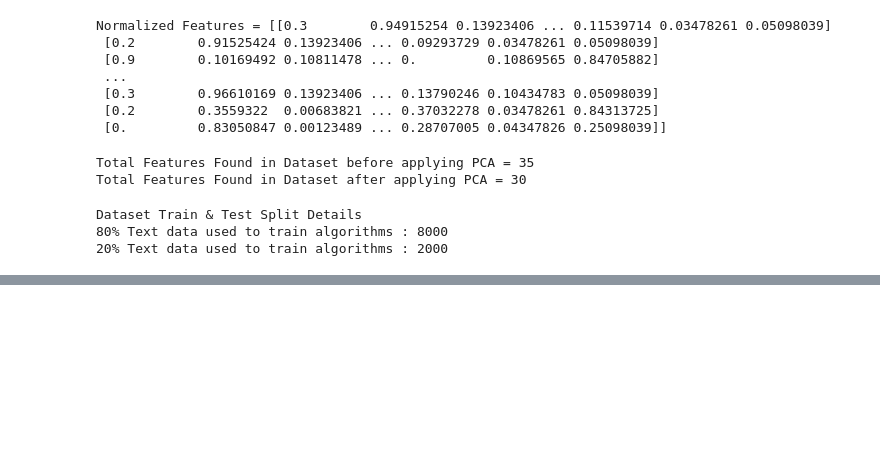
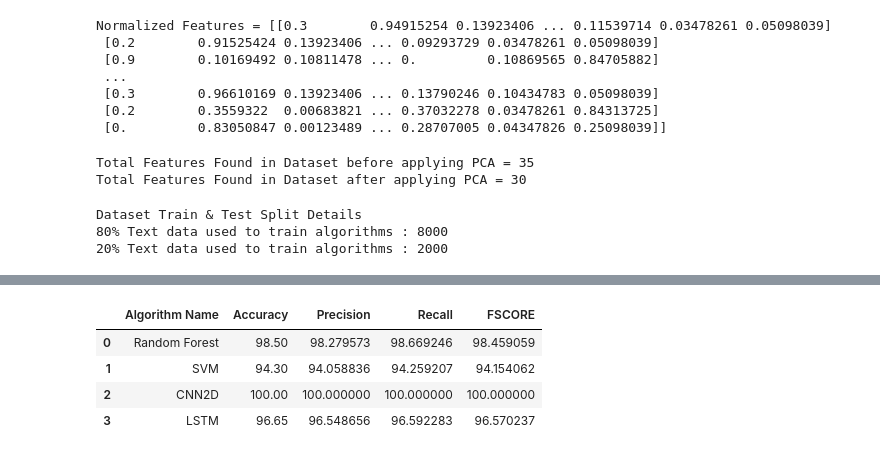
Before and after one commit to seerapusairam/Design-Of-An-Intrusion-Detection-Model-for-IoT-Enabled-Smart-Homes, a Jupyter notebook: IOTIntrusionDetection.ipynb, the cells around one changed output, grey strips where cells are left out. Cells and saved outputs as stored; diff of their text form; code cells hidden in the pictures; blank space fills up the shorter version.

```diff
--- a/IOTIntrusionDetection.ipynb
+++ b/IOTIntrusionDetection.ipynb
@@ -410,0 +458,28 @@ LSTM FSCORE    : 96.24071669448794
+# %%
+# List of algorithm names in order of evaluation
+algorithms = ['Random Forest', 'SVM', 'CNN2D', 'LSTM']
+
+# Initialize a list to store performance metric rows
+data = []
+
+# Loop through the metrics and add them to the data list
+for i in range(len(accuracy)):
+    data.append([
+        algorithms[i],     # Algorithm Name
+        accuracy[i],       # Accuracy
+        precision[i],      # Precision
+        recall[i],         # Recall
+        fscore[i]          # F1-Score
+    ])
+
+# Convert the list to a pandas DataFrame
+data = pd.DataFrame(data, columns=['Algorithm Name', 'Accuracy', 'Precision', 'Recall', 'FSCORE'])
+
+# Display the DataFrame
+data
+# %% [output]
+|  | Algorithm Name | Accuracy | Precision | Recall | FSCORE |
+| 0 | Random Forest | 98.50 | 98.279573 | 98.669246 | 98.459059 |
+| 1 | SVM | 94.30 | 94.058836 | 94.259207 | 94.154062 |
+| 2 | CNN2D | 100.00 | 100.000000 | 100.000000 | 100.000000 |
+| 3 | LSTM | 96.65 | 96.548656 | 96.592283 | 96.570237 |
```
Also changed, not shown: parts of 5 cells of this notebook, 1 other file.
